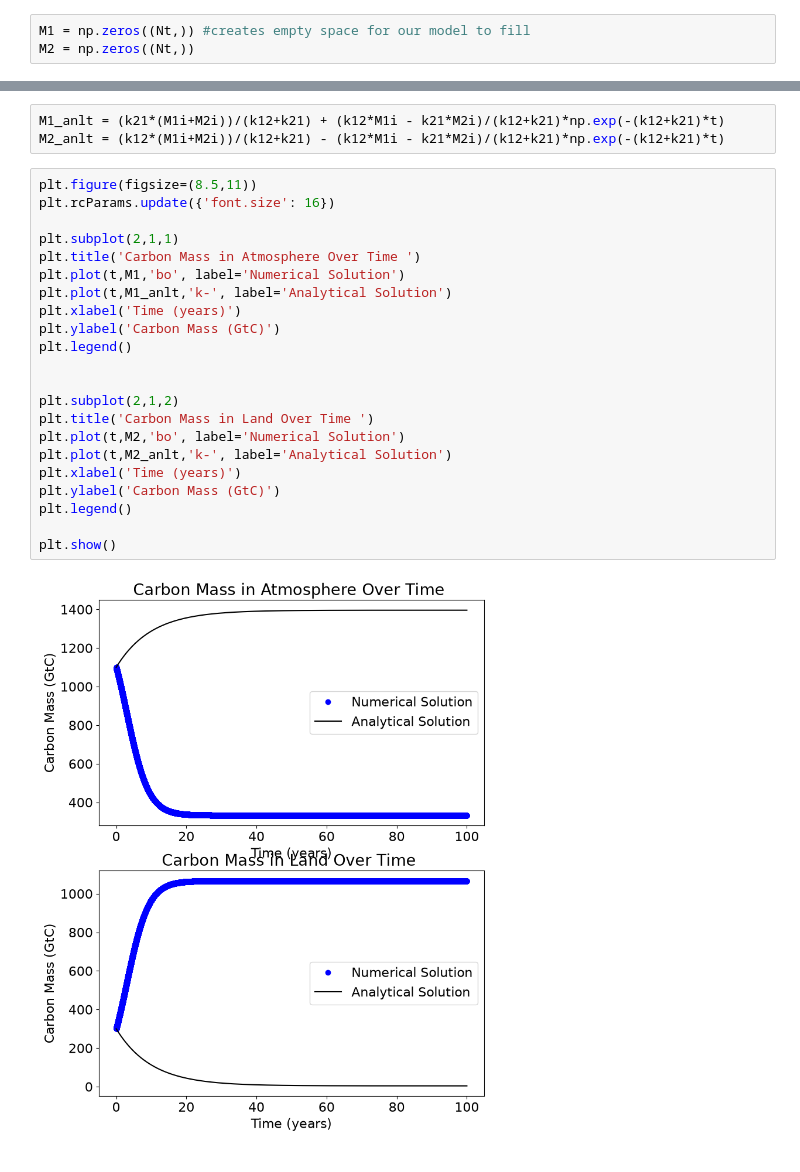
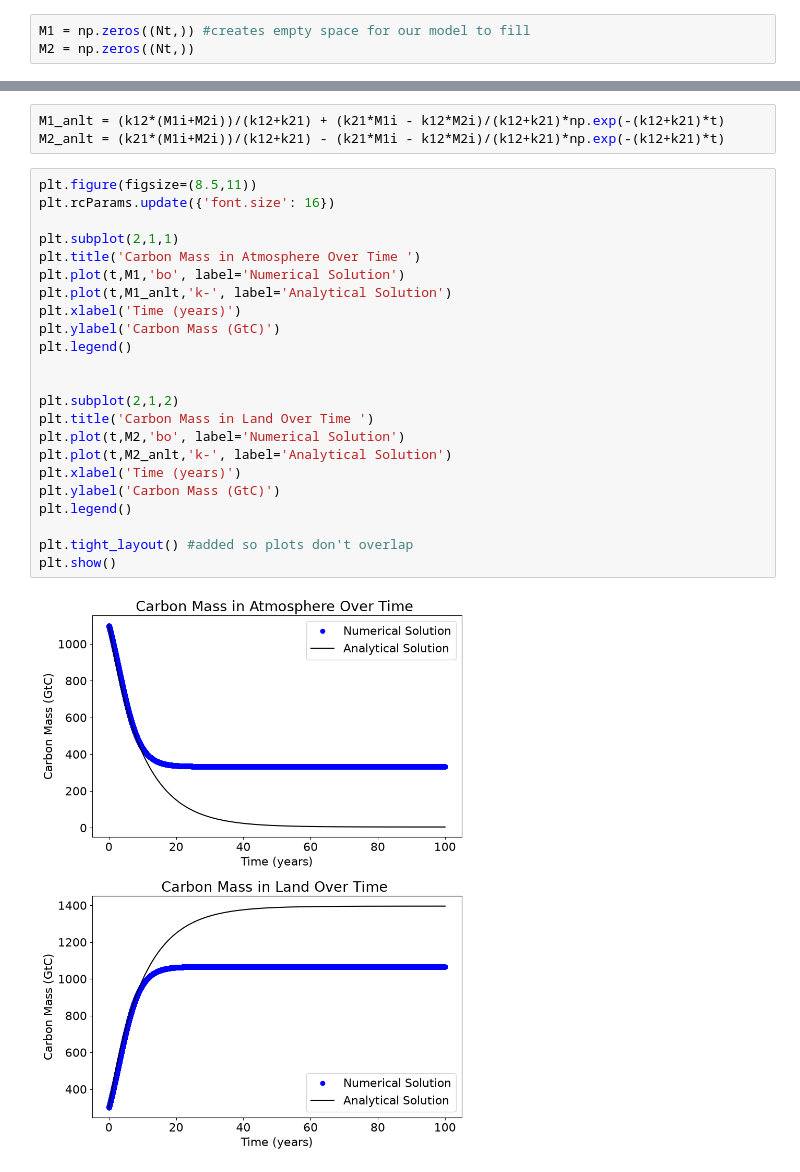
Before and after one commit to formiglik/Modelling_Class_Psets, a Jupyter notebook: Mod2/mod02-CarbonModel1.ipynb, the cells around one changed output, grey strips where cells are left out. Drawn from its saved outputs; the diff is of its cells as text.

```diff
--- a/Mod2/mod02-CarbonModel1.ipynb
+++ b/Mod2/mod02-CarbonModel1.ipynb
@@ -40,29 +40,30 @@ for i in np.arange(Nt):
         M1[i] = M1[i-1] + dM1dt*dt #subtracting the chnange in carbon mass from the previous time step to get the current mass of carbon
         M2[i] = M2[i-1] + dM2dt*dt
 # %%
-M1_anlt = (k21*(M1i+M2i))/(k12+k21) + (k12*M1i - k21*M2i)/(k12+k21)*np.exp(-(k12+k21)*t)
-M2_anlt = (k12*(M1i+M2i))/(k12+k21) - (k12*M1i - k21*M2i)/(k12+k21)*np.exp(-(k12+k21)*t)
+M1_anlt = (k12*(M1i+M2i))/(k12+k21) + (k21*M1i - k12*M2i)/(k12+k21)*np.exp(-(k12+k21)*t)
+M2_anlt = (k21*(M1i+M2i))/(k12+k21) - (k21*M1i - k12*M2i)/(k12+k21)*np.exp(-(k12+k21)*t)
 # %%
 plt.figure(figsize=(8.5,11))
 plt.rcParams.update({'font.size': 16})
 
 plt.subplot(2,1,1)
 plt.title('Carbon Mass in Atmosphere Over Time ')
 plt.plot(t,M1,'bo', label='Numerical Solution')
 plt.plot(t,M1_anlt,'k-', label='Analytical Solution')
 plt.xlabel('Time (years)')
 plt.ylabel('Carbon Mass (GtC)')
 plt.legend()
 
 
 plt.subplot(2,1,2)
 plt.title('Carbon Mass in Land Over Time ')
 plt.plot(t,M2,'bo', label='Numerical Solution')
 plt.plot(t,M2_anlt,'k-', label='Analytical Solution')
 plt.xlabel('Time (years)')
 plt.ylabel('Carbon Mass (GtC)')
 plt.legend()
 
+plt.tight_layout() #added so plots don't overlap
 plt.show()
 # %% [output]
-[figure, old version]
+[figure, new version]
```
Also changed, not shown: parts of 1 cell of this notebook.
